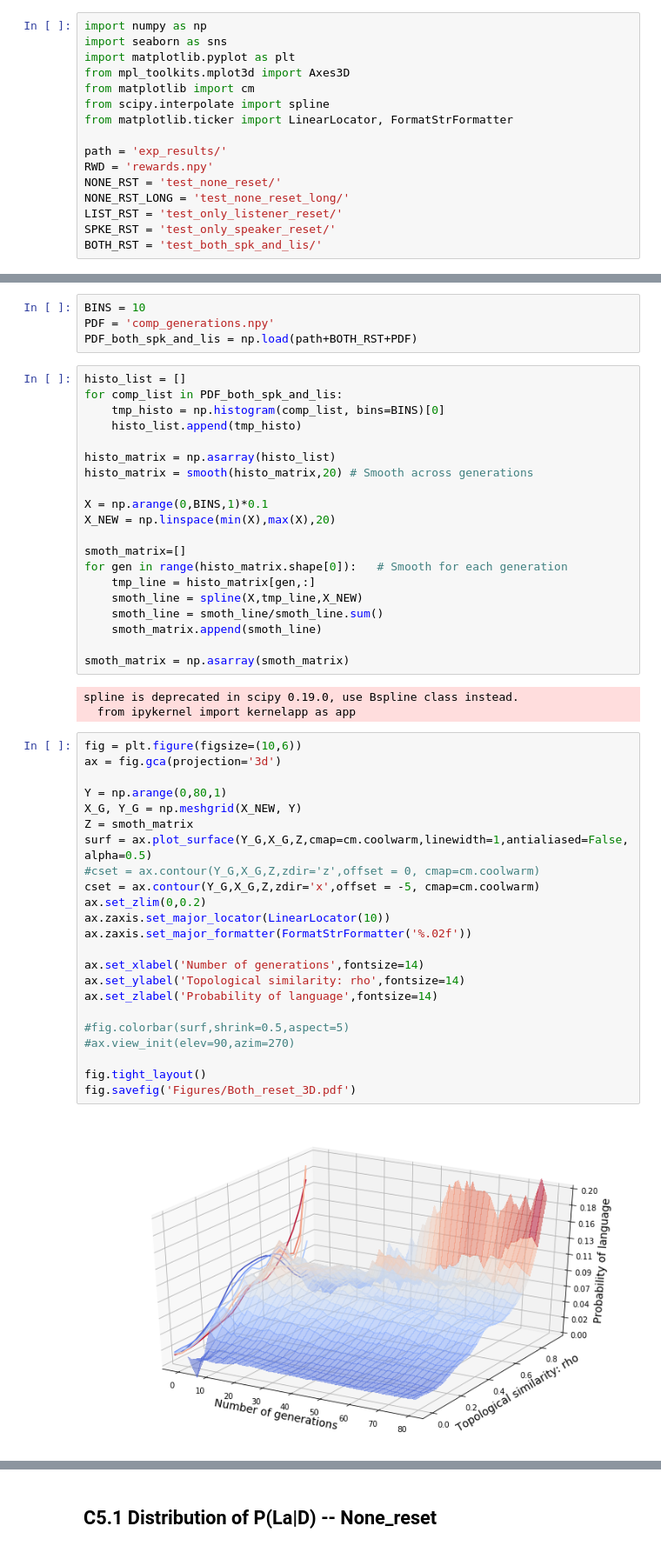
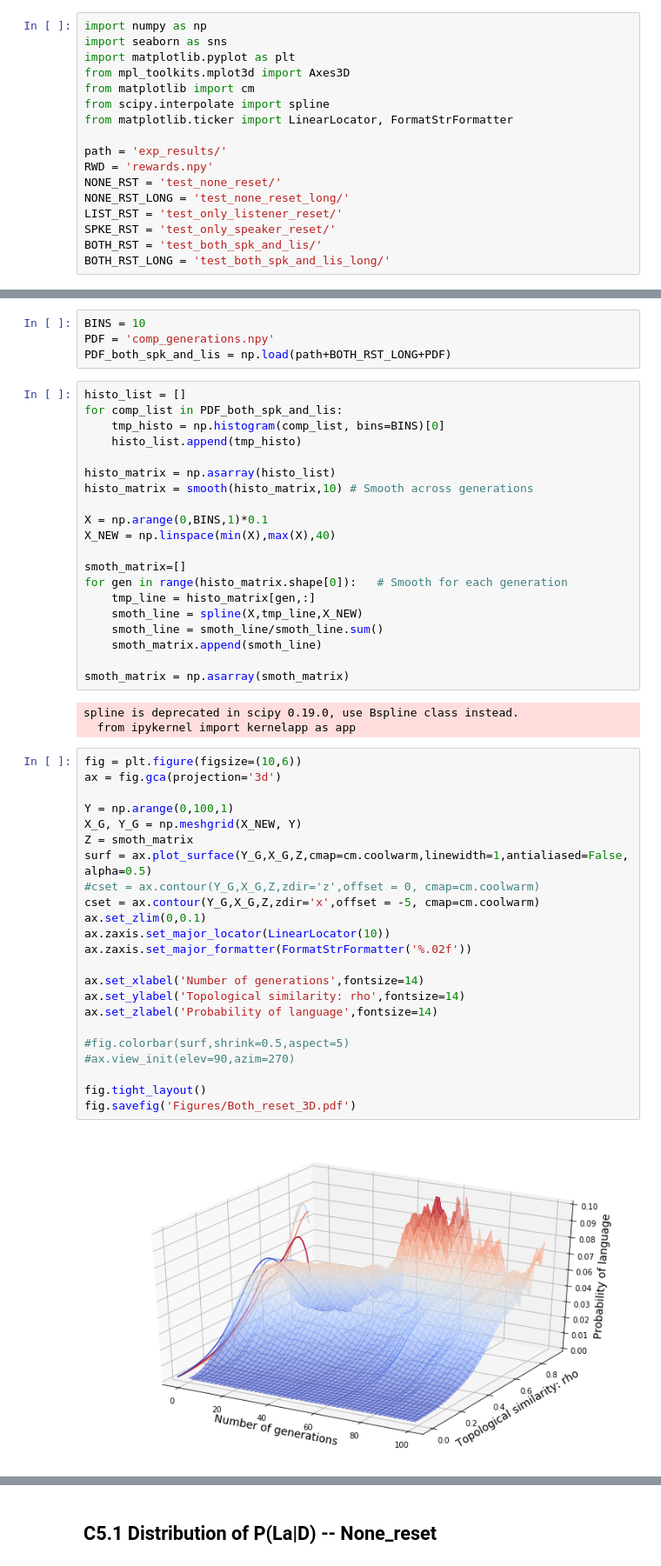
Before and after one commit to Joshua-Edinburgh/numeral_thesis, a Jupyter notebook: show_figures01.ipynb, the cells around one changed output, grey strips where cells are left out. Shown at 87% size. Cells and saved outputs as stored; diff of their text form.

```diff
--- a/show_figures01.ipynb
+++ b/show_figures01.ipynb
@@ -14,6 +14,7 @@ NONE_RST_LONG = 'test_none_reset_long/'
 LIST_RST = 'test_only_listener_reset/'
 SPKE_RST = 'test_only_speaker_reset/'
 BOTH_RST = 'test_both_spk_and_lis/'
+BOTH_RST_LONG = 'test_both_spk_and_lis_long/'
 # %% [markdown]
 C5.1 Convergence Behavior -- Rewards
 ----------
@@ -161,7 +162,7 @@ def smooth(matrix, ratio=20):
 # %%
 BINS = 10
 PDF = 'comp_generations.npy'
-PDF_both_spk_and_lis = np.load(path+BOTH_RST+PDF)
+PDF_both_spk_and_lis = np.load(path+BOTH_RST_LONG+PDF)
 # %%
 histo_list = []
 for comp_list in PDF_both_spk_and_lis:
@@ -169,10 +170,10 @@ for comp_list in PDF_both_spk_and_lis:
     histo_list.append(tmp_histo)
 
 histo_matrix = np.asarray(histo_list)
-histo_matrix = smooth(histo_matrix,20) # Smooth across generations
+histo_matrix = smooth(histo_matrix,10) # Smooth across generations
 
 X = np.arange(0,BINS,1)*0.1
-X_NEW = np.linspace(min(X),max(X),20)
+X_NEW = np.linspace(min(X),max(X),40)
 
 smoth_matrix=[]
 for gen in range(histo_matrix.shape[0]):   # Smooth for each generation
@@ -188,25 +189,25 @@ spline is deprecated in scipy 0.19.0, use Bspline class instead.
 # %%
 fig = plt.figure(figsize=(10,6))
 ax = fig.gca(projection='3d')
 
-Y = np.arange(0,80,1)
+Y = np.arange(0,100,1)
 X_G, Y_G = np.meshgrid(X_NEW, Y)
 Z = smoth_matrix
 surf = ax.plot_surface(Y_G,X_G,Z,cmap=cm.coolwarm,linewidth=1,antialiased=False, alpha=0.5)
 #cset = ax.contour(Y_G,X_G,Z,zdir='z',offset = 0, cmap=cm.coolwarm)
 cset = ax.contour(Y_G,X_G,Z,zdir='x',offset = -5, cmap=cm.coolwarm)
-ax.set_zlim(0,0.2)
+ax.set_zlim(0,0.1)
 ax.zaxis.set_major_locator(LinearLocator(10))
 ax.zaxis.set_major_formatter(FormatStrFormatter('%.02f'))
 
 ax.set_xlabel('Number of generations',fontsize=14)
 ax.set_ylabel('Topological similarity: rho',fontsize=14)
 ax.set_zlabel('Probability of language',fontsize=14)
 
 #fig.colorbar(surf,shrink=0.5,aspect=5)
 #ax.view_init(elev=90,azim=270)
 
 fig.tight_layout()
 fig.savefig('Figures/Both_reset_3D.pdf')
 # %% [output]
-[figure, old version]
+[figure, new version]
```
Also changed, not shown: parts of 5 cells of this notebook, 9 other files.
